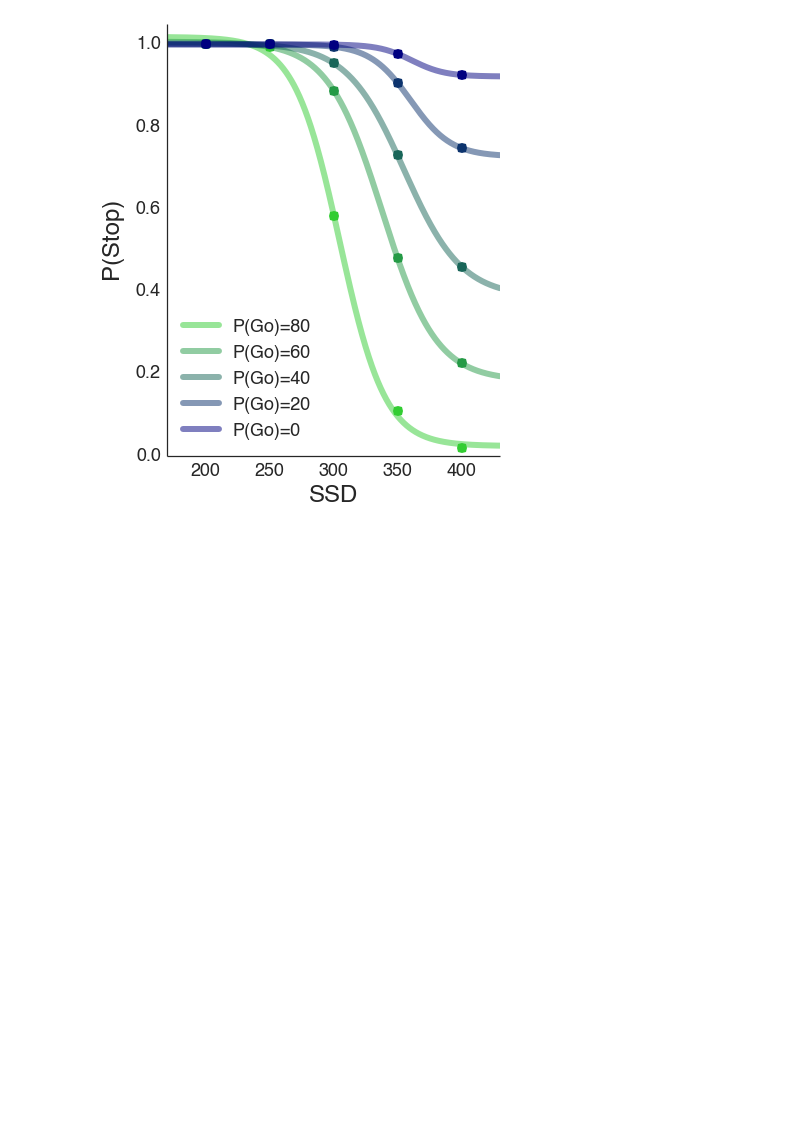
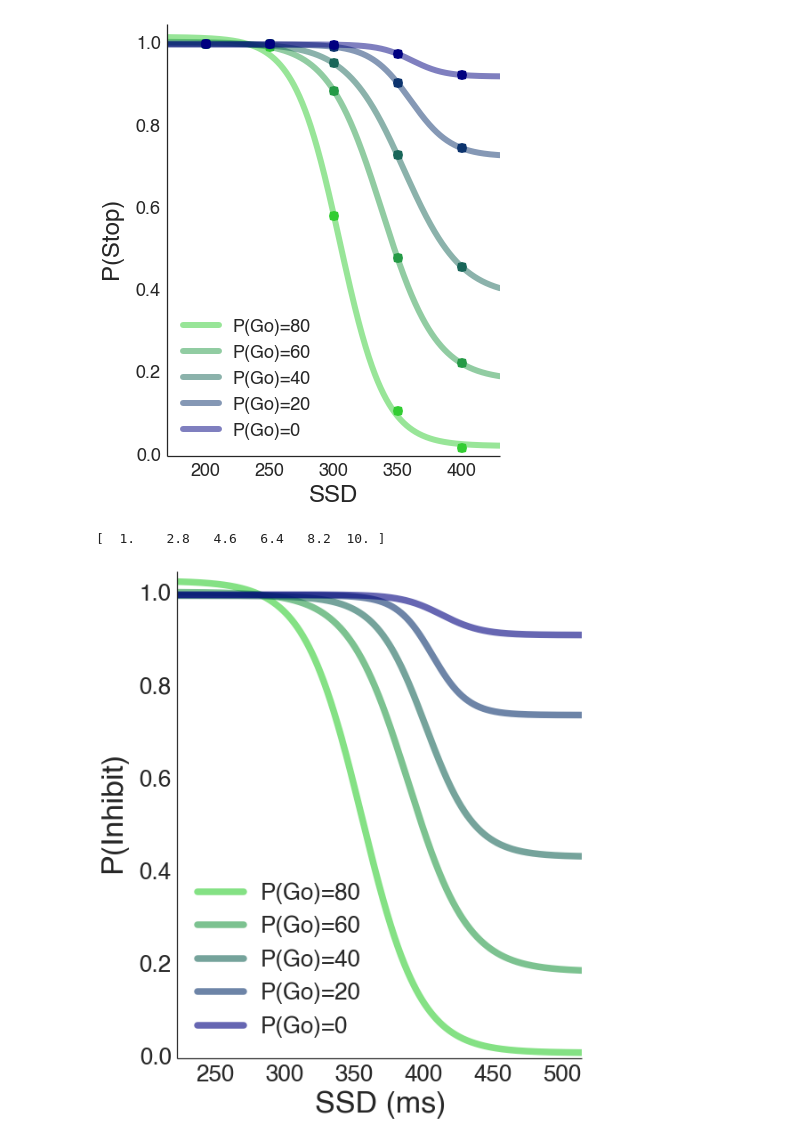
Before and after one commit to dunovank/pynb, a Jupyter notebook: RePro Factorial.ipynb, the cells around one changed output. Saved outputs shown, nothing was run; the diff lists cells and outputs as text; code cells hidden in the pictures; blank space fills up the shorter version.

Commit message:
Include radd BOLD Predictions NB & final figures

```diff
--- a/RePro Factorial.ipynb
+++ b/RePro Factorial.ipynb
@@ -65,3 +70,45 @@ pse=psy.scurves(ysim=plist[1:], task='ssRe', labels=['P(Go)=80', 'P(Go)=60', 'P(
 # %% [output]
 [  0.    2.5   5.    7.5  10. ]
 [figure]
+# %%
+#seperate lines for each probability condition, each point is SSD
+
+ssex=reload(ssex); ss=reload(ss)
+
+pGo_list=[1.0, 0.8, 0.6, 0.4, 0.2, 0.0]
+vlist=[1.09, 0.93, 0.601, 0.4385, 0.26, 0.073]
+
+ssdlist=[.200, .250, .300, .350, .400, .450]
+#pGo_list=[.9, .8, .7, .6, .5, .4, .3, .2, .1]
+#vlist=[.99, 0.93, .75, 0.601, .54, 0.4385, .32, 0.26, .15]
+pro_rt2=[]; pro_sp2=[]; pro_sacc2=[]; GoRT=[]; GoRT_Err=[]
+
+for i,v in enumerate(vlist):
+    re_rt2=[]; re_sp2=[]; re_sacc2=[]
+    gp={'a':a, 'z':z, 'v':v, 'Ter':Ter, 'eta':eta, 'st':st, 'sz':sz, 's2':s2}
+
+    for ssd in ssdlist:
+        sp={'mu_ss':mu_ss, 'pGo':pGo_list[i], 'ssd':ssd, 'ssTer':ssTer, 'ssTer_var':ssTer_var}
+        out=ss.set_model(gParams=gp, sParams=sp, ntrials=3000, timebound=ssPro_TB, stb=sTB,
+                         t_exp=True, analyze=True, exp_scale=xpo, visual=False, true_onsets=True, task='ssRe')
+
+        GoRT.append(out[0]); GoRT_Err.append(out[3]);
+        re_rt2.append(out[0]); re_sp2.append(out[1]); re_sacc2.append(out[2])
+
+    pro_rt2.append(re_rt2); pro_sp2.append(re_sp2); pro_sacc2.append(re_sacc2)
+# %%
+#Probability of Inhibit on Y
+#seperate lines for each probability condition, each point is SSD
+labels=['P(Go)=80', 'P(Go)=60', 'P(Go)=40', 'P(Go)=20', 'P(Go)=0']
+psy=reload(psy)
+plist=[np.array(i, dtype='float')[::-1] for i in pro_sacc2]
+pse=psy.scurves(ysim=plist[1:], task='ssRe', labels=labels)
+
+ssd_columns=[str(int(ssd*1000))+'ms' for ssd in ssdlist]
+pdf=pd.DataFrame(pro_sacc2, index=['PGo100', 'PGo80', 'PGo60', 'PGo40', 'PGo20', 'PGo0'],
+                 columns=ssd_columns)
+pdft=pdf.T
+pdft.to_csv('/home/kyle/Dropbox/CoAx/ss/simdata/Reactive/ReProFactorial_SCurves.csv')
+# %% [output]
+[  1.    2.8   4.6   6.4   8.2  10. ]
+[figure, added]
```
Also changed, not shown: parts of 6 cells of this notebook, 4 other files.
